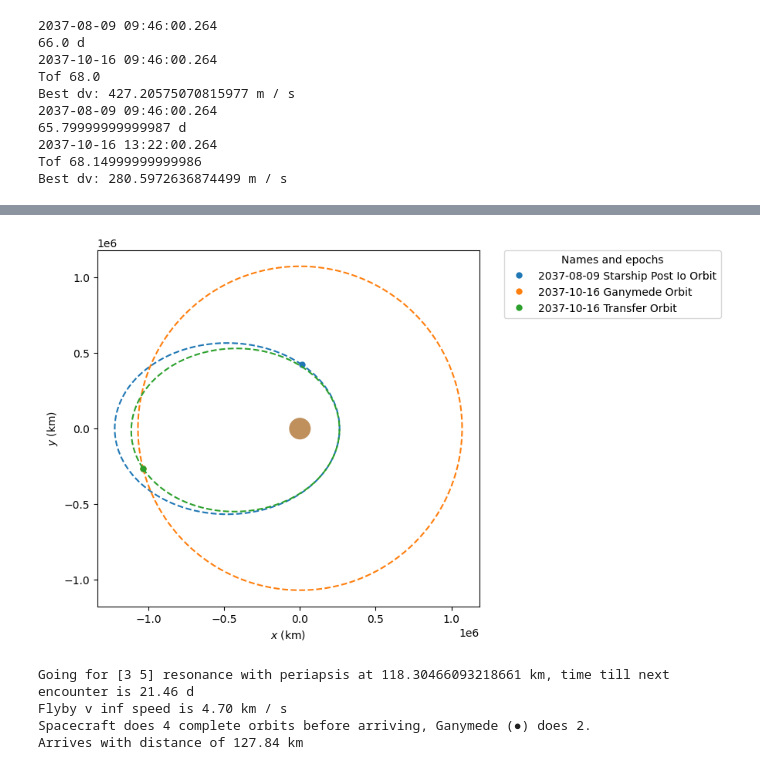
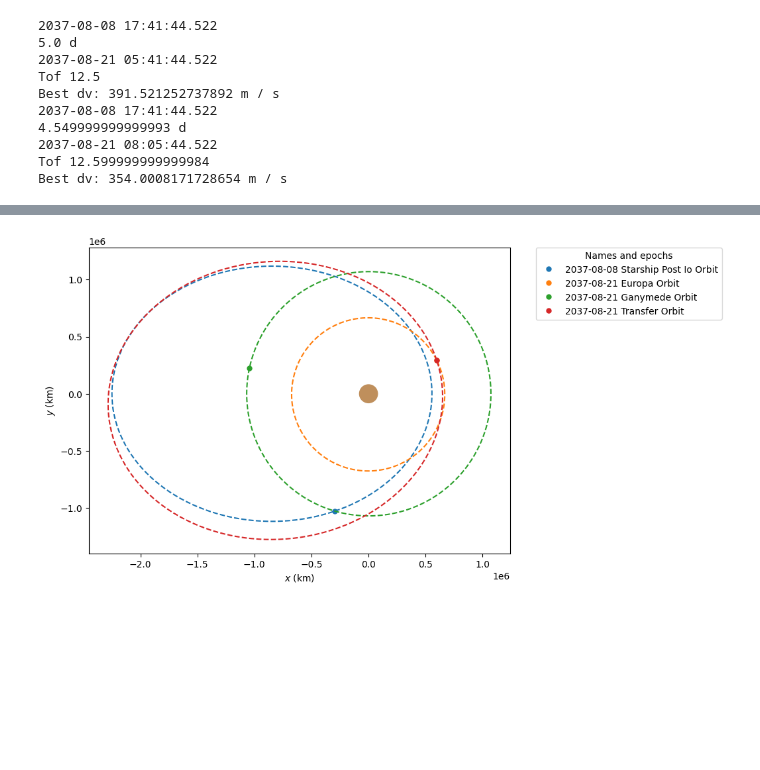
Before and after one commit to jackSN8/Starship_outer_planets_missions, a Jupyter notebook: high_dv_jovian_tour_final.ipynb.ipynb, the cells around one changed output, grey strips where cells are left out. Drawn from its saved outputs; the diff is of its cells as text; code cells hidden in the pictures; blank space fills up the shorter version.

```diff
--- a/high_dv_jovian_tour_final.ipynb.ipynb
+++ b/high_dv_jovian_tour_final.ipynb.ipynb
@@ -335,7 +336,7 @@ plotter.plot(transfer_to_ganymede[1].propagate(ganymede_arrival_date_1), label="
 
 plotter.plot(ganymede_orb.propagate(ganymede_arrival_date_1), label="ganymede Orbit")
 print(f"Arrival on Io at {transfer_to_ganymede[3]}")
-pre_io_starship_flyby=transfer_to_ganymede[1].propagate(io_arrival_date_1)
+pre_ganymede_starship_flyby=transfer_to_ganymede[1].propagate(ganymede_arrival_date_1)
 
 # Get the matplotlib Axes (poliastro versions differ: ax vs _ax)
 ax = getattr(plotter, "ax", None) or plotter._ax
@@ -566,4 +554,4 @@ Arrives with distance of 2946.45 km
 # %%
-orbits_post_io=multiple_resonances(pre_io_starship_flyby,Io,10,lower=True,max_num=17,date_1=start_date)
+orbits_post_ganymede=multiple_resonances(pre_ganymede_starship_flyby,Ganymede,4,lower=True,max_num=17,date_1=start_date)
 # %% [output]
 Flyby 1
@@ -586,18 +574,18 @@ Orbit params post flyby are (<Quantity 3.66063046>, <Quantity 17.1058714>)
 # %%
 plotter=StaticOrbitPlotter(plane=Planes.EARTH_ECLIPTIC)
-for i,orb in enumerate(orbits_post_io):
+for i,orb in enumerate(orbits_post_ganymede):
     all_orbits.append(orb)
-    plotter.plot(orb, label=f"Io Flyby Orbit {i+1}")
+    plotter.plot(orb, label=f"Ganymede Flyby Orbit {i+1}")
 # plotter.plot(callisto_orb, label="Callisto Orbit")
 
-print((orbits_post_io[-1].r_a/Jupiter.R).to(u.one))
-print((orbits_post_io[-1].r_p/Jupiter.R).to(u.one))
+print((orbits_post_ganymede[-1].r_a/Jupiter.R).to(u.one))
+print((orbits_post_ganymede[-1].r_p/Jupiter.R).to(u.one))
 
-search_for_ganymede_1_date=orbits_post_io[-1].epoch
-starship_post_io=orbits_post_io[-1].propagate(orbits_post_io[-2].epoch)#resonance search returns orbit at next flyby of Io
+search_for_ganymede_1_date=orbits_post_ganymede[-1].epoch
+starship_post_ganymede=orbits_post_ganymede[-1].propagate(orbits_post_ganymede[-2].epoch)#resonance search returns orbit at next flyby of Io
 
 print(search_for_ganymede_1_date)
 plotter.plot(ganymede_orb.propagate(search_for_ganymede_1_date), label="Ganymede Orbit")
 plotter.plot(io_orb.propagate(search_for_ganymede_1_date), label="Io Orbit")
-plotter.plot(starship_post_io)
+plotter.plot(starship_post_ganymede)
 # %% [output]
@@ -626,35 +598,39 @@ print(orbits_post_io[-1].nu)
 # %%
-# #Burn to encounter Ganymede if slingshot fails
+# #Burn to encounter Europa
 transfer_to_ganymede_1=get_single_burn_elliptical_hohmann_brute_force(
-    ganymede_orb.propagate(search_for_ganymede_1_date),
-    starship_post_io,
-    min_departure_wait=60*u.day,
-    max_depature_wait=75*u.day,
+    europa_orb.propagate(search_for_ganymede_1_date),
+    starship_post_ganymede,
+    min_departure_wait=0*u.day,
+    max_depature_wait=25*u.day,
     tof_step=0.5*u.day,
     min_tof=2*u.day,
     max_tof=10*u.day,
     retrograde_only=False,
-    max_encounter_v=5*u.km/u.s,
+    max_encounter_v=4*u.km/u.s,
     fine_scan=False
 )
 # %% [output]
-2037-08-09 09:46:00.264
-66.0 d
-2037-10-16 09:46:00.264
-Tof 68.0
-Best dv: 427.20575070815977 m / s
-2037-08-09 09:46:00.264
-65.79999999999987 d
-2037-10-16 13:22:00.264
-Tof 68.14999999999986
-Best dv: 280.5972636874499 m / s
+2037-08-08 17:41:44.522
+5.0 d
+2037-08-21 05:41:44.522
+Tof 12.5
+Best dv: 391.521252737892 m / s
+2037-08-08 17:41:44.522
+4.549999999999993 d
+2037-08-21 08:05:44.522
+Tof 12.599999999999984
+Best dv: 354.0008171728654 m / s
 # %%
 plotter = StaticOrbitPlotter(plane=Planes.EARTH_ECLIPTIC)
-plotter.plot(starship_post_io, label="Starship Post Io Orbit")
+plotter.plot(starship_post_ganymede, label="Starship Post Io Orbit")
+plotter.plot(europa_orb.propagate(transfer_to_ganymede_1[3]), label="Europa Orbit")
 plotter.plot(ganymede_orb.propagate(transfer_to_ganymede_1[3]), label="Ganymede Orbit")
 plotter.plot(transfer_to_ganymede_1[1].propagate(transfer_to_ganymede_1[3]), label="Transfer Orbit")
 all_orbits.append(transfer_to_ganymede_1[1])
-print(f"Arrival velocity at Ganymede is {np.linalg.norm(transfer_to_ganymede_1[1].propagate(transfer_to_ganymede_1[3]).v - ganymede_orb.propagate(transfer_to_ganymede_1[3]).v):.2f}")
+print(f"Arrival velocity at Europa is {np.linalg.norm(transfer_to_ganymede_1[1].propagate(transfer_to_ganymede_1[3]).v - europa_orb.propagate(transfer_to_ganymede_1[3]).v):.2f}")
 ganymede_arrival_1_date=transfer_to_ganymede_1[3]
 ganymede_starship_flyby_1=transfer_to_ganymede_1[1].propagate(transfer_to_ganymede_1[3])
+final_arrival_date=ganymede_arrival_1_date
+jovian_system_time=(final_arrival_date-start_date).to(u.day)
+print(f"Took {jovian_system_time:.1f} to reach Europa after entering Jovian system")
 # %% [output]
@@ -662,8 +639 @@ Arrival velocity at Ganymede is 4.70 km / s
-[figure, old version]
+[figure, new version]
-# %%
-test=resonance_search(ganymede_starship_flyby_1,Ganymede,lower=False,max_numerator=20,sim_start_date=start_date)
-# %% [output]
-Going for [3 5] resonance with periapsis at 118.30466093218661 km, time till next encounter is 21.46 d
-Flyby v inf speed is 4.70 km / s
-Spacecraft does 4 complete orbits before arriving, Ganymede (●) does 2.
-Arrives with distance of 127.84 km
```
Also changed, not shown: parts of 19 cells of this notebook, 8 other files.
